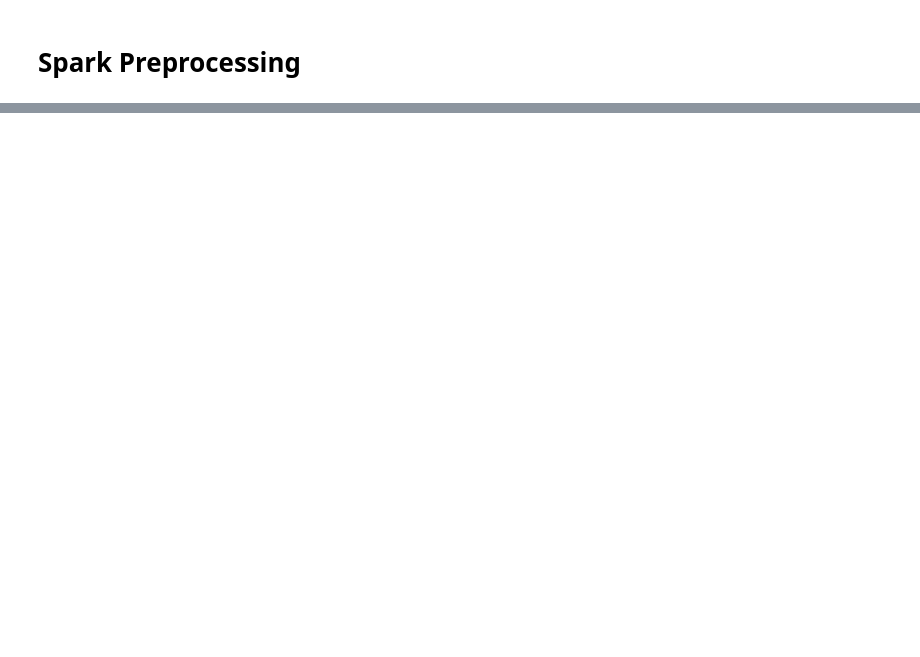
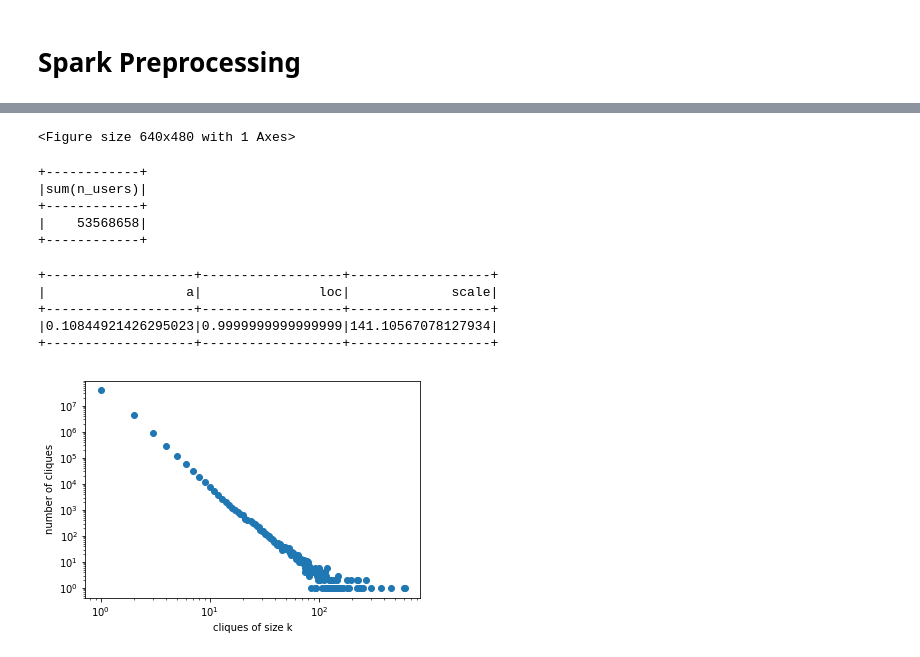
Before and after one commit to cs224w-f18-wikipedia-retention/wikipedia-retention, a Jupyter notebook: notebooks/2.1.1-acmiyaguchi-graph-blocking.ipynb, the cells around one changed output, grey strips where cells are left out. Cells and saved outputs as stored; diff of their text form; code cells hidden in the pictures; blank space fills up the shorter version.

Commit message:
Add tests for structural significance of network

```diff
--- a/notebooks/2.1.1-acmiyaguchi-graph-blocking.ipynb
+++ b/notebooks/2.1.1-acmiyaguchi-graph-blocking.ipynb
@@ -173,0 +23,13 @@ Driver stacktrace:
+# %%
+contribution_df = spark.sql("""
+select *, n_users*(n_users-1)/2 as clique_edges
+from (
+    select
+        article_id,
+        edit_date,
+        approx_count_distinct(user_id) as n_users
+    from bipartite
+    group by 1, 2
+    order by 3 desc
+)
+""")
@@ -173,0 +147,66 @@ Driver stacktrace:
+# %%
+items = (
+    contribution_df
+    .groupBy("n_users")
+    .agg(F.expr("count(distinct article_id, edit_date) as n_cliques"))
+).collect()
+# %%
+import matplotlib.pyplot as plt
+import numpy as np
+
+n_users, n_cliques = zip(*[(r.n_users, r.n_cliques) for r in items])
+
+plt.scatter(n_users, n_cliques)
+plt.xscale('log')
+plt.yscale('log')
+plt.xlabel("cliques of size k")
+plt.ylabel("number of cliques")
+plt.show()
+# %% [output]
+<Figure size 640x480 with 1 Axes>
+# %%
+contribution_df.groupby().agg(F.expr('sum(n_users)')).show()
+# %% [output]
++------------+
+|sum(n_users)|
++------------+
+|    53568658|
++------------+
+# %%
+import pandas as pd
+from scipy.stats import powerlaw
+import pyspark.sql.types as T
+
+schema = T.StructType([
+    T.StructField("a", T.DoubleType(), False),
+    T.StructField("loc", T.DoubleType(), False),
+    T.StructField("scale", T.DoubleType(), False),
+])
+@F.pandas_udf(schema, F.PandasUDFType.GROUPED_MAP)
+def powerlaw_fit(df):
+    a, loc, scale = powerlaw.fit(df.n_users)
+    return pd.DataFrame([(a, loc, scale)], columns=schema.names)
+
+(
+    contribution_df
+    .select("n_users")
+    .sample(0.1)
+    .groupby()
+    .apply(powerlaw_fit)
+    .show()
+)
+# %% [output]
++-------------------+------------------+------------------+
+|                  a|               loc|             scale|
++-------------------+------------------+------------------+
+|0.10844921426295023|0.9999999999999999|141.10567078127934|
++-------------------+------------------+------------------+
+# %%
+plt.scatter(n_users, n_cliques)
+plt.xscale('log')
+plt.yscale('log')
+plt.xlabel("cliques of size k")
+plt.ylabel("number of cliques")
+plt.show()
+# %% [output]
+[figure, added]
```
Also changed, not shown: parts of 39 cells of this notebook, 4 other files.
